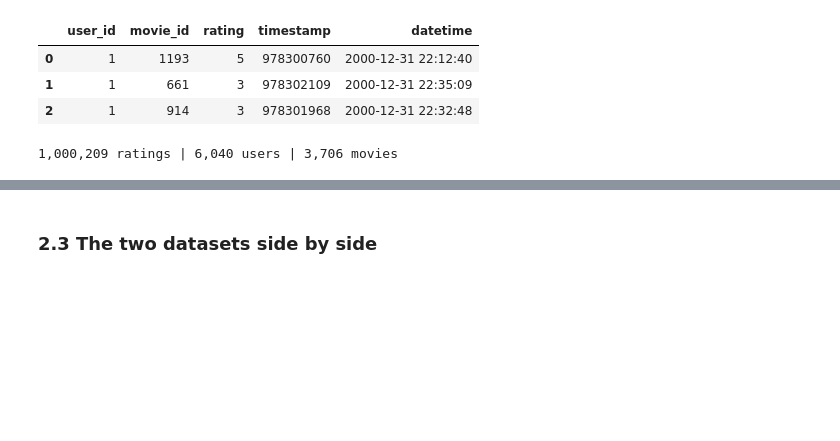
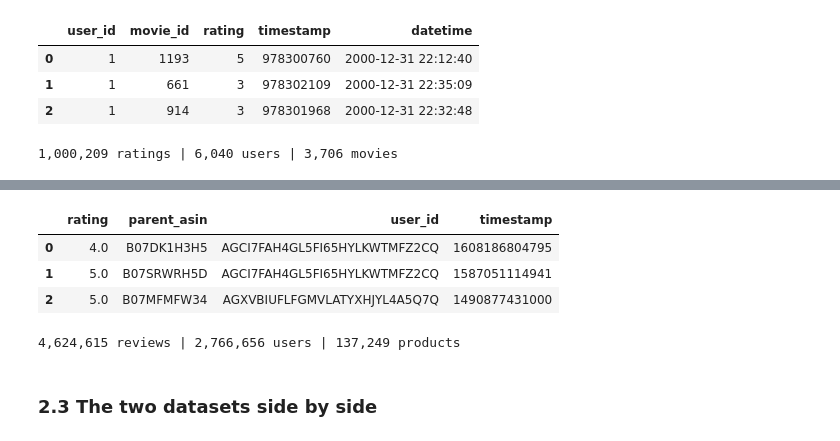
Before and after one commit to leftrightworld/movielens-data, a Jupyter notebook: project1/project1_report.ipynb, the cells around one changed output, grey strips where cells are left out. Saved outputs shown, nothing was run; the diff lists cells and outputs as text; code cells hidden in the pictures; blank space fills up the shorter version.

```diff
--- a/project1/project1_report.ipynb
+++ b/project1/project1_report.ipynb
@@ -118,3 +82,18 @@ sparser**, giving us exactly the density contrast the comparison needs.
+# %%
+vgames_raw = pd.concat([
+    pd.read_csv(ROOT.parent / "amazon-vgames-2023" / f"ratings_part{i}.csv.gz",
+                usecols=["user_id", "parent_asin", "rating", "timestamp"])
+    for i in (1, 2)
+], ignore_index=True)
+display(vgames_raw.head(3))
+print(f"{len(vgames_raw):,} reviews | {vgames_raw.user_id.nunique():,} users | "
+      f"{vgames_raw.parent_asin.nunique():,} products")
+# %% [output]
+|  | rating | parent_asin | user_id | timestamp |
+| 0 | 4.0 | B07DK1H3H5 | AGCI7FAH4GL5FI65HYLKWTMFZ2CQ | 1608186804795 |
+| 1 | 5.0 | B07SRWRH5D | AGCI7FAH4GL5FI65HYLKWTMFZ2CQ | 1587051114941 |
+| 2 | 5.0 | B07MFMFW34 | AGXVBIUFLFGMVLATYXHJYL4A5Q7Q | 1490877431000 |
+4,624,615 reviews | 2,766,656 users | 137,249 products
 # %% [markdown]
 ### 2.3 The two datasets side by side
 # %%
```
Also changed, not shown: parts of 5 cells of this notebook, 11 other files.
